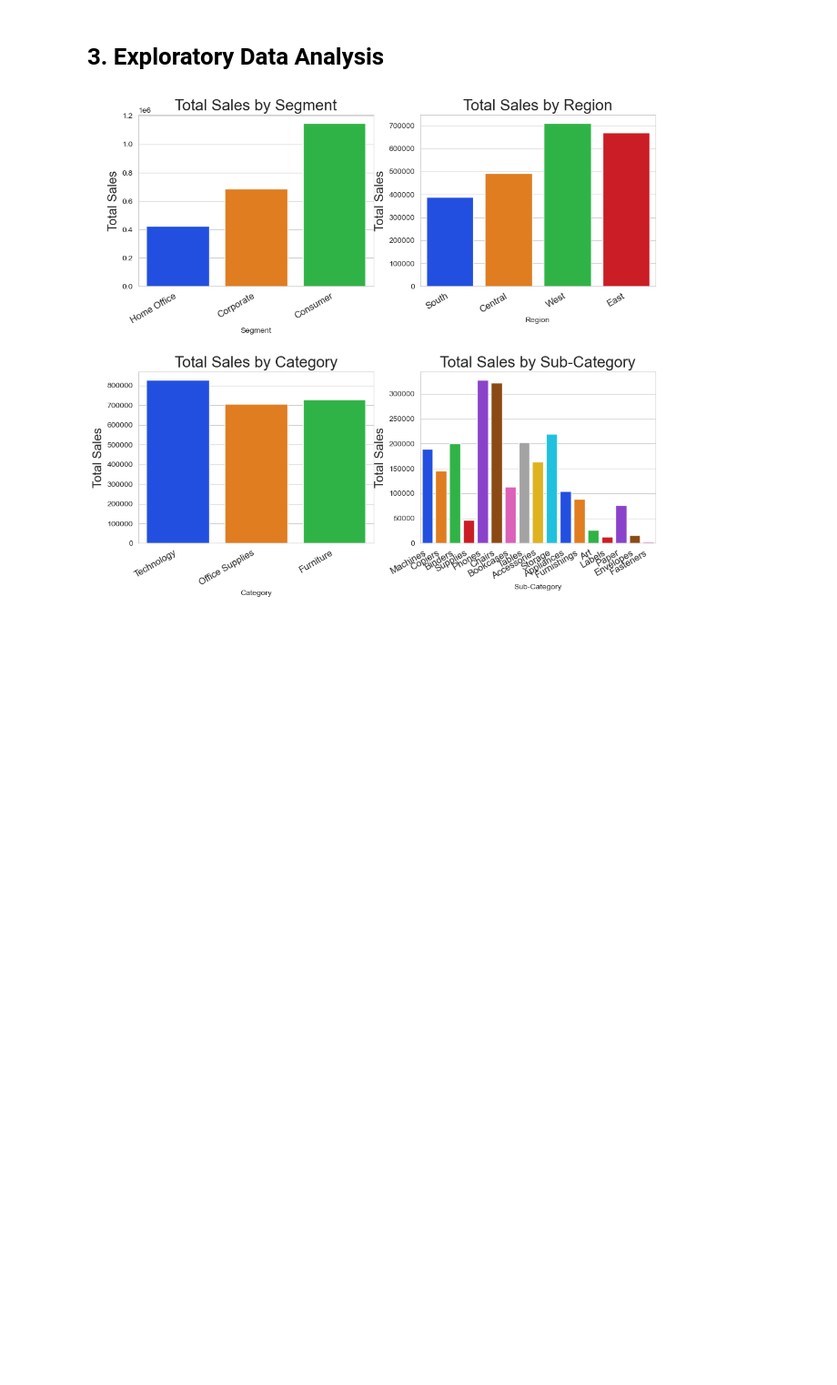
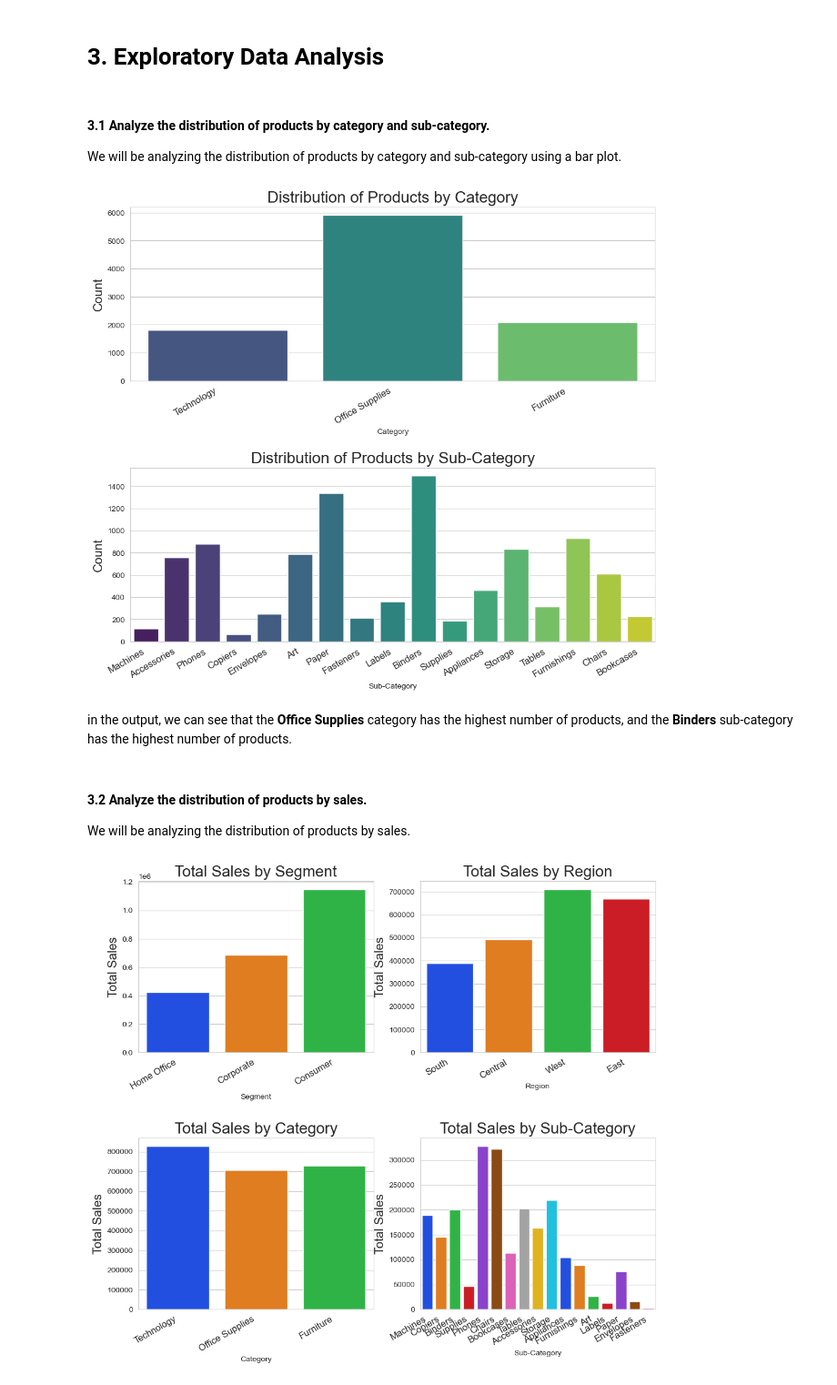
Before and after one commit to bibovaldez/Data-Analysis-Final-Req, a Jupyter notebook: Sales_Forecasting.ipynb, the cells around one changed output. Shown: that part at 91% size. Drawn from its saved outputs; the diff is of its cells as text; code cells hidden in the pictures; blank space fills up the shorter version.

```diff
--- a/Sales_Forecasting.ipynb
+++ b/Sales_Forecasting.ipynb
@@ -154,6 +154,37 @@ df.head()
 | 4 | 5 | US-2016-108966 | 2016-10-11 | 2016-10-18 | Standard Class | Consumer | United States | Fort Lauderdale | Florida | South | ... |
 # %% [markdown]
 # 3. Exploratory Data Analysis
+# %% [markdown]
+#### 3.1 Analyze the distribution of products by category and sub-category.
+We will be analyzing the distribution of products by category and sub-category using a bar plot.
+# %%
+# Assuming df is your DataFrame and 'Category' and 'Sub-Category' are your columns of interest
+df = df.sort_values(by='Category', ascending=False)
+
+sns.set_style("whitegrid")
+fig, axes = plt.subplots(2, 1, figsize=(12, 10))
+fig.subplots_adjust(hspace=0.5)
+
+# List of columns to plot
+columns = ['Category', 'Sub-Category']
+
+# Create barplots for each column
+for i, column in enumerate(columns):
+    ax = axes[i]
+    sns.countplot(x=column, data=df, palette='viridis', ax=ax)
+    ax.set_ylabel('Count', fontsize=16)
+    ax.set_title(f'Distribution of Products by {column}', fontsize=20)
+    ax.set_xticklabels(ax.get_xticklabels(), rotation=30, ha='right', fontsize=12)
+
+# Display the plots
+plt.show()
+# %% [output]
+[figure, added]
+# %% [markdown]
+in the output, we can see that the **Office Supplies** category has the highest number of products, and the **Binders** sub-category has the highest number of products.
+# %% [markdown]
+#### 3.2 Analyze the distribution of products by sales.
+We will be analyzing the distribution of products by sales.
 # %%
 df = df.sort_values(by='Sales', ascending=False)
 
```
Also changed, not shown: parts of 1 cell of this notebook.
